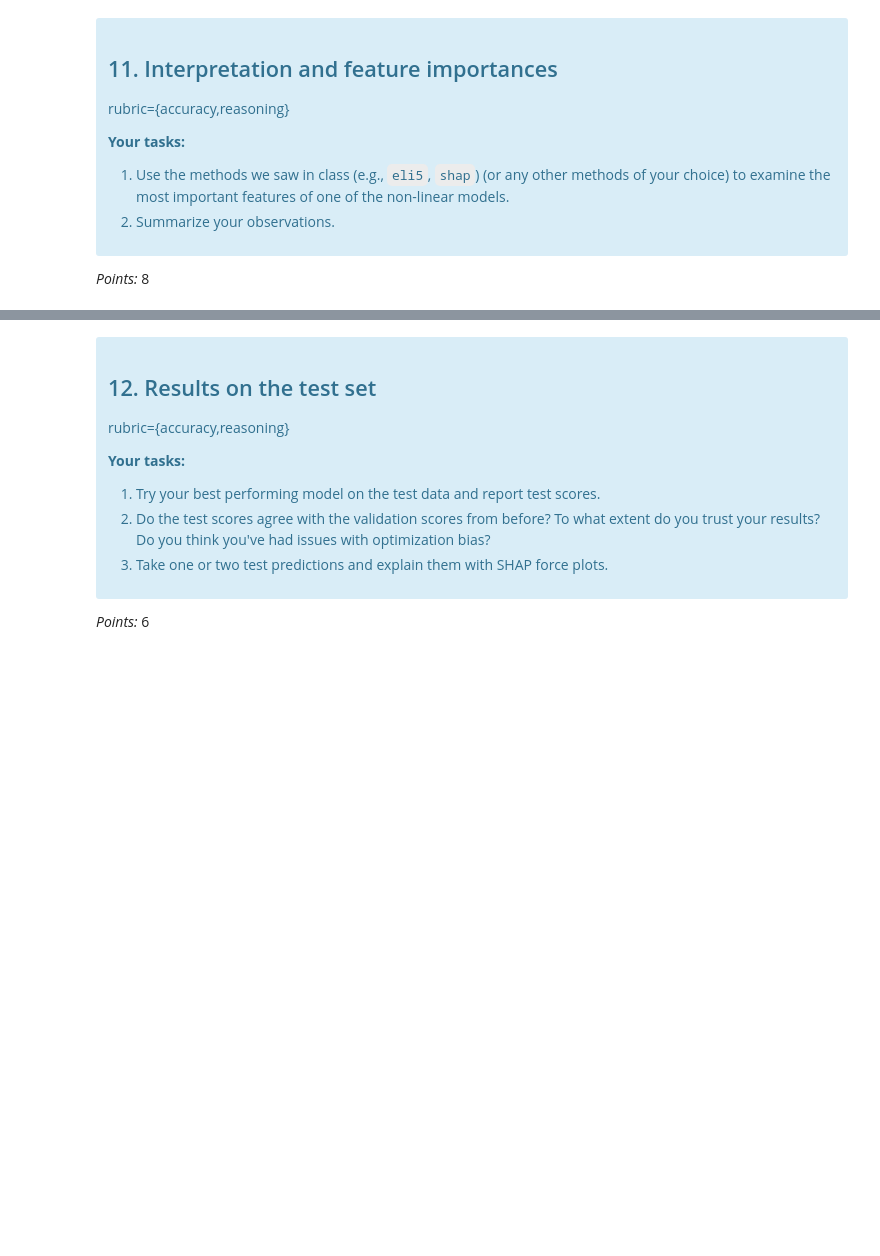
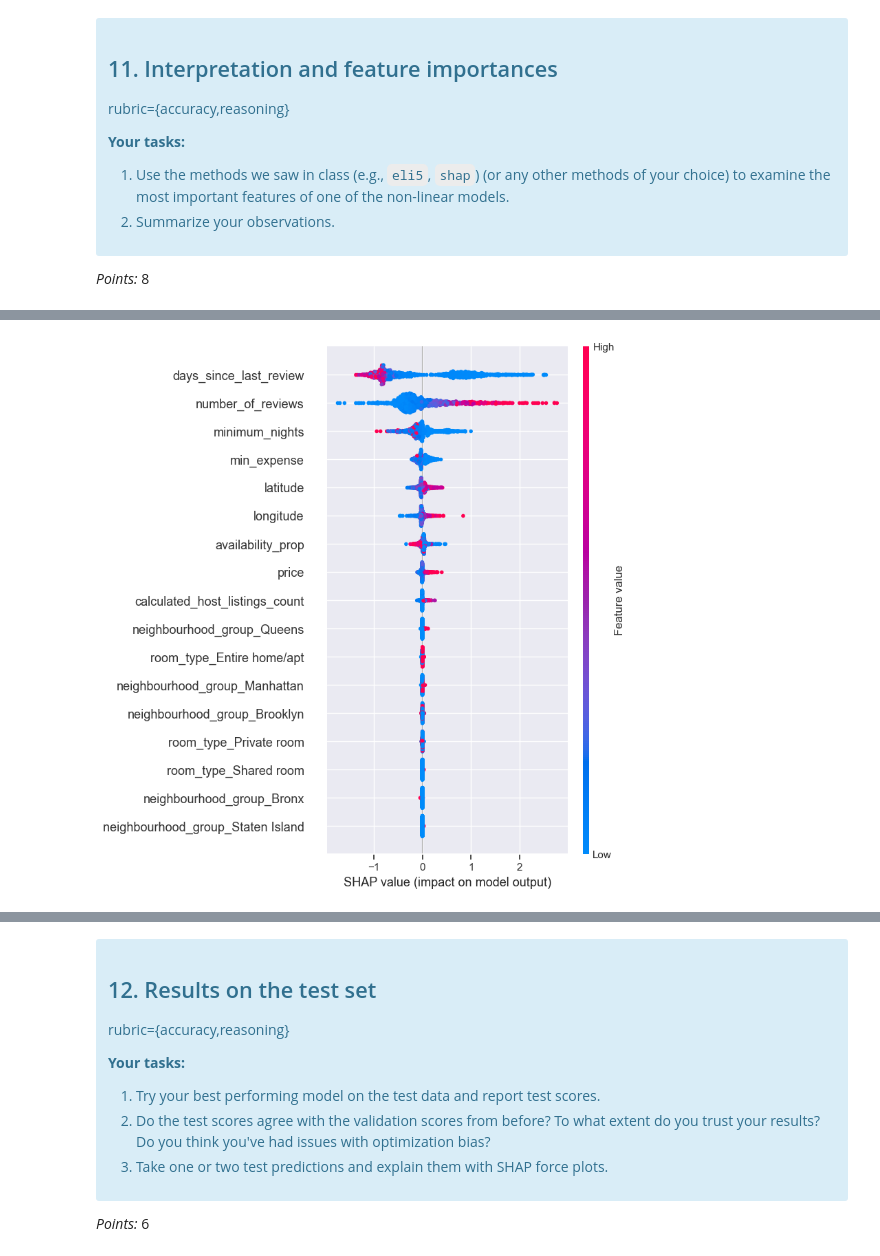
Before and after one commit to riyaeliza123/573_lab4_ML_airbnb, a Jupyter notebook: lab4.ipynb, the cells around one changed output, grey strips where cells are left out. Saved outputs shown, nothing was run; the diff lists cells and outputs as text; code cells hidden in the pictures; blank space fills up the shorter version.

```diff
--- a/lab4.ipynb
+++ b/lab4.ipynb
@@ -368,0 +704,3 @@ _Type your answer here, replacing this text._
+# %%
+categorical_columns = list(pipe_RF.named_steps['columntransformer'].named_transformers_['onehotencoder'].get_feature_names_out(input_features=categorical_features))
+categorical_columns
@@ -368,0 +716,9 @@ _Type your answer here, replacing this text._
+# %%
+feature_names = numerical_feature + categorical_columns
+# %%
+X_test_enc = pd.DataFrame(
+    data=preprocessor.transform(X_test),
+    columns=feature_names,
+    index=X_test.index,
+)
+X_test_enc.head()
@@ -368,0 +732,8 @@ _Type your answer here, replacing this text._
+# %%
+explainer = shap.TreeExplainer(pipe_RF.named_steps['randomforestregressor'])
+shap_values = explainer.shap_values(X_test_enc)
+# %%
+#Summary plot, feature importance
+shap.summary_plot(shap_values, X_test_enc)
+# %% [output]
+[figure, added]
```
Also changed, not shown: parts of 136 cells of this notebook, 1 other file.
